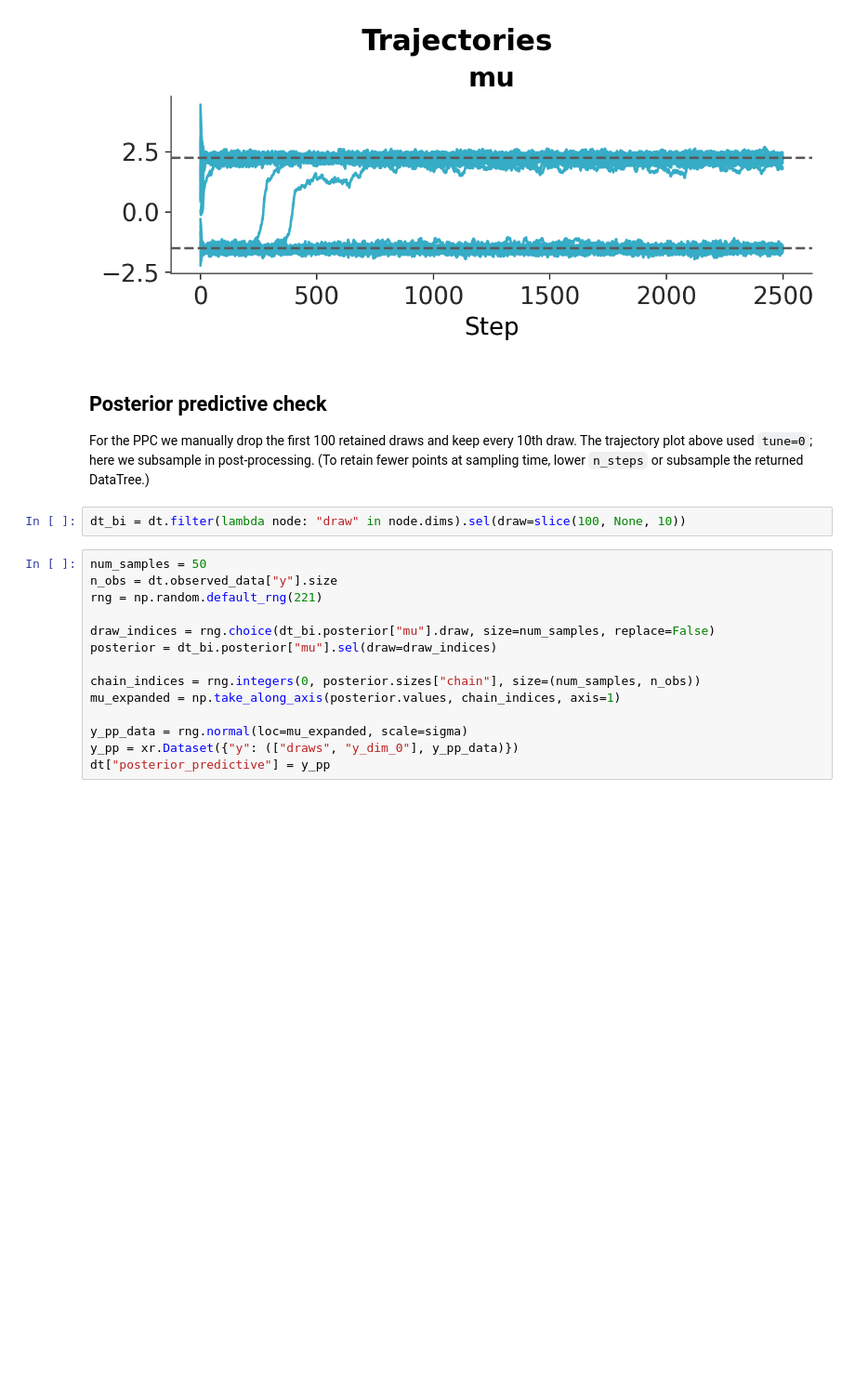
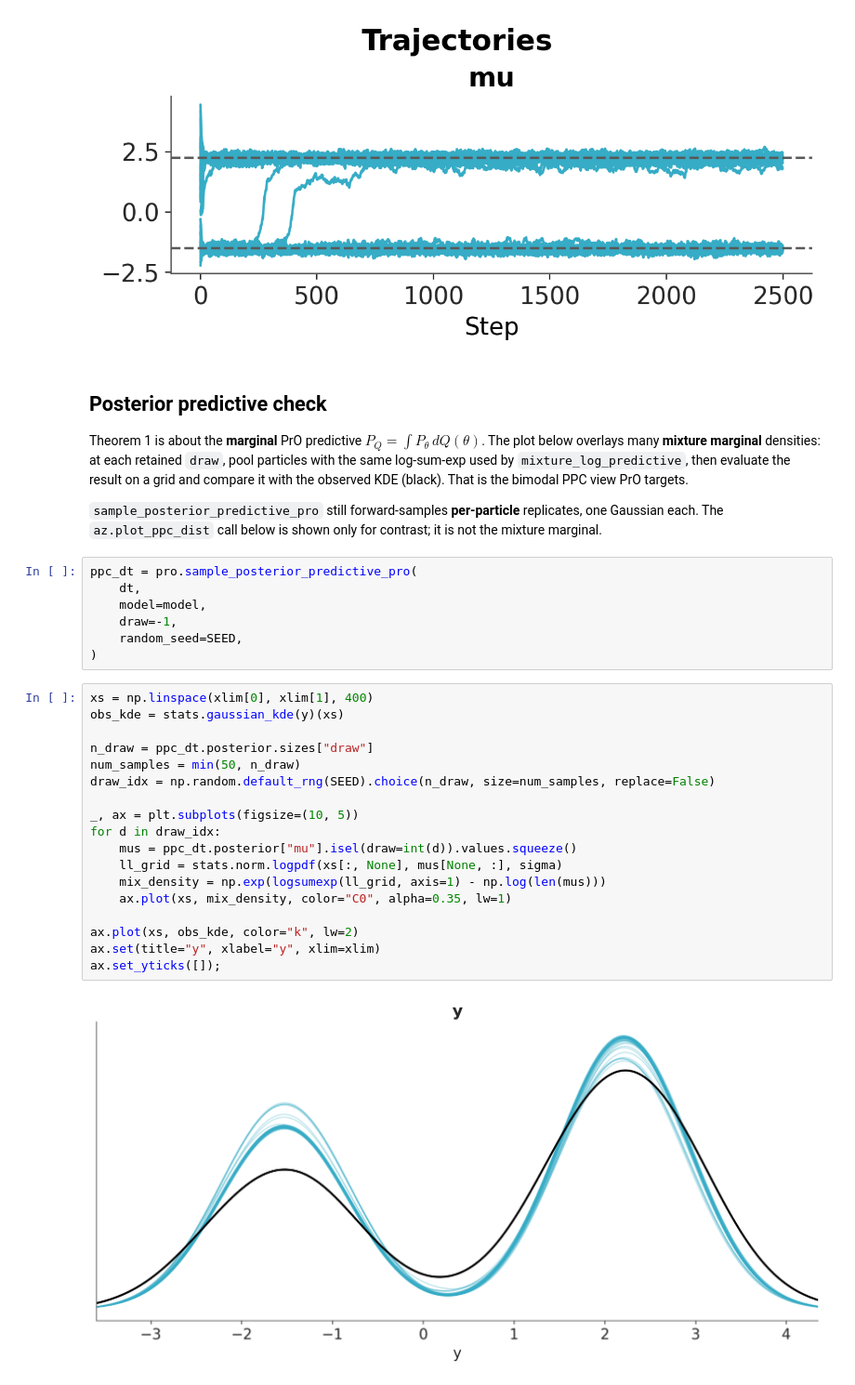
Before and after one commit to pymc-devs/pymc-prop, a Jupyter notebook: examples/bimodal_gaussian.ipynb, the cells around one changed output. Shown at 93% size. Cells and saved outputs as stored; diff of their text form; blank space fills up the shorter version.

```diff
--- a/examples/bimodal_gaussian.ipynb
+++ b/examples/bimodal_gaussian.ipynb
@@ -115,21 +127,34 @@ pc.add_title("Trajectories")
 # %% [markdown]
 ## Posterior predictive check
 
-For the PPC we manually drop the first 100 retained draws and keep every 10th draw. The trajectory plot above used `tune=0`; here we subsample in post-processing. (To retain fewer points at sampling time, lower `n_steps` or subsample the returned DataTree.)
+Theorem 1 is about the **marginal** PrO predictive $P_Q = \int P_\theta\, dQ(\theta)$. The plot below overlays many **mixture marginal** densities: at each retained `draw`, pool particles with the same log-sum-exp used by `mixture_log_predictive`, then evaluate the result on a grid and compare it with the observed KDE (black). That is the bimodal PPC view PrO targets.
+
+`sample_posterior_predictive_pro` still forward-samples **per-particle** replicates, one Gaussian each. The `az.plot_ppc_dist` call below is shown only for contrast; it is not the mixture marginal.
 # %%
-dt_bi = dt.filter(lambda node: "draw" in node.dims).sel(draw=slice(100, None, 10))
+ppc_dt = pro.sample_posterior_predictive_pro(
+    dt,
+    model=model,
+    draw=-1,
+    random_seed=SEED,
+)
 # %%
-num_samples = 50
-n_obs = dt.observed_data["y"].size
-rng = np.random.default_rng(221)
+xs = np.linspace(xlim[0], xlim[1], 400)
+obs_kde = stats.gaussian_kde(y)(xs)
 
-draw_indices = rng.choice(dt_bi.posterior["mu"].draw, size=num_samples, replace=False)
-posterior = dt_bi.posterior["mu"].sel(draw=draw_indices)
+n_draw = ppc_dt.posterior.sizes["draw"]
+num_samples = min(50, n_draw)
+draw_idx = np.random.default_rng(SEED).choice(n_draw, size=num_samples, replace=False)
 
-chain_indices = rng.integers(0, posterior.sizes["chain"], size=(num_samples, n_obs))
-mu_expanded = np.take_along_axis(posterior.values, chain_indices, axis=1)
+_, ax = plt.subplots(figsize=(10, 5))
+for d in draw_idx:
+    mus = ppc_dt.posterior["mu"].isel(draw=int(d)).values.squeeze()
+    ll_grid = stats.norm.logpdf(xs[:, None], mus[None, :], sigma)
+    mix_density = np.exp(logsumexp(ll_grid, axis=1) - np.log(len(mus)))
+    ax.plot(xs, mix_density, color="C0", alpha=0.35, lw=1)
 
-y_pp_data = rng.normal(loc=mu_expanded, scale=sigma)
-y_pp = xr.Dataset({"y": (["draws", "y_dim_0"], y_pp_data)})
-dt["posterior_predictive"] = y_pp
+ax.plot(xs, obs_kde, color="k", lw=2)
+ax.set(title="y", xlabel="y", xlim=xlim)
+ax.set_yticks([]);
+# %% [output]
+[figure, added]
 # %%
```
Also changed, not shown: parts of 7 cells of this notebook, 8 other files.
